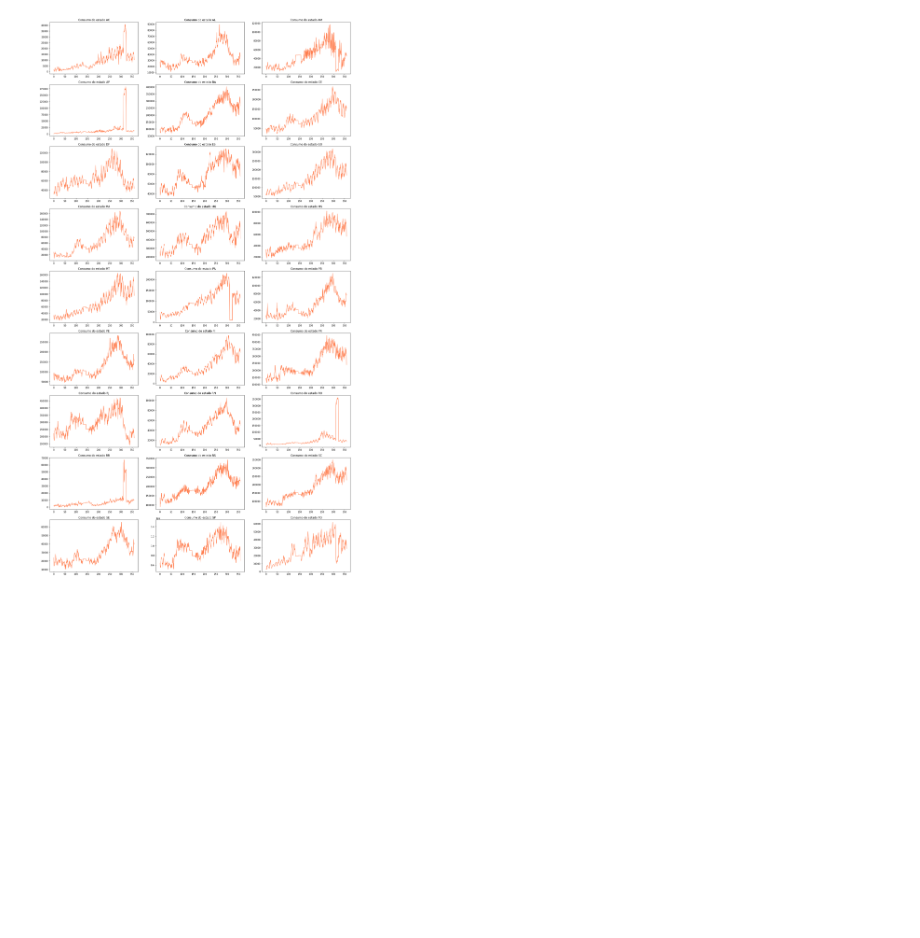
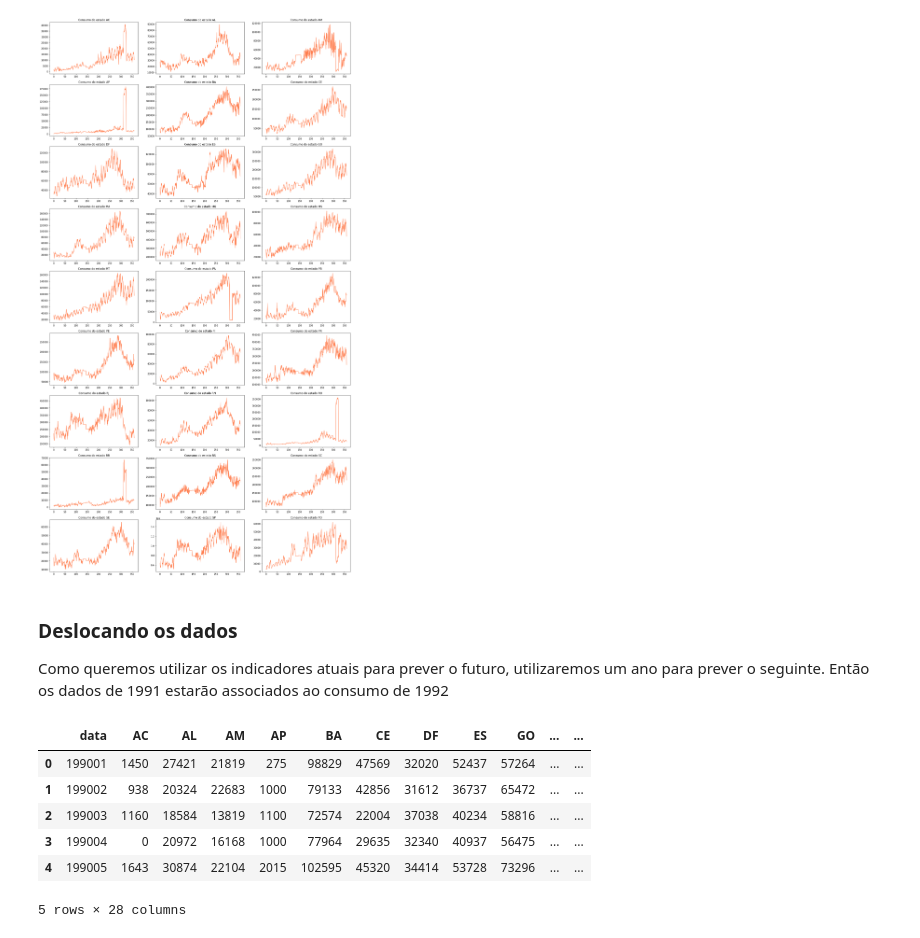
Before and after one commit to LeiteJu/TCC, a Jupyter notebook: data/data_prep.ipynb, the cells around one changed output. Cells and saved outputs as stored; diff of their text form; code cells hidden in the pictures; blank space fills up the shorter version.

```diff
--- a/data/data_prep.ipynb
+++ b/data/data_prep.ipynb
@@ -697,3 +708,17 @@ for state in range(27):
 plt.show()
 # %% [output]
 [figure]
+# %% [markdown]
+### Deslocando os dados
+
+Como queremos utilizar os indicadores atuais para prever o futuro, utilizaremos um ano para prever o seguinte. Então os dados de 1991 estarão associados ao consumo de 1992
+# %%
+df_consumo.head()
+# %% [output]
+|  | data | AC | AL | AM | AP | BA | CE | DF | ES | GO | ... | ... |
+| 0 | 199001 | 1450 | 27421 | 21819 | 275 | 98829 | 47569 | 32020 | 52437 | 57264 | ... | ... |
+| 1 | 199002 | 938 | 20324 | 22683 | 1000 | 79133 | 42856 | 31612 | 36737 | 65472 | ... | ... |
+| 2 | 199003 | 1160 | 18584 | 13819 | 1100 | 72574 | 22004 | 37038 | 40234 | 58816 | ... | ... |
+| 3 | 199004 | 0 | 20972 | 16168 | 1000 | 77964 | 29635 | 32340 | 40937 | 56475 | ... | ... |
+| 4 | 199005 | 1643 | 30874 | 22104 | 2015 | 102595 | 45320 | 34414 | 53728 | 73296 | ... | ... |
+5 rows × 28 columns
```
Also changed, not shown: parts of 8 cells of this notebook, 35 other files.
